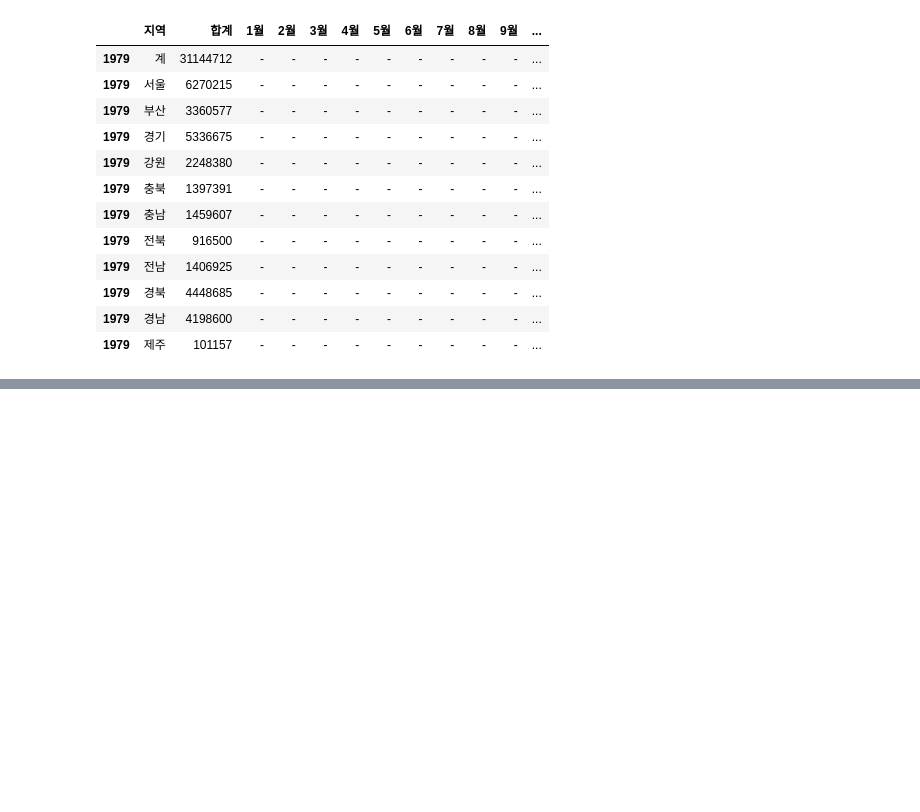
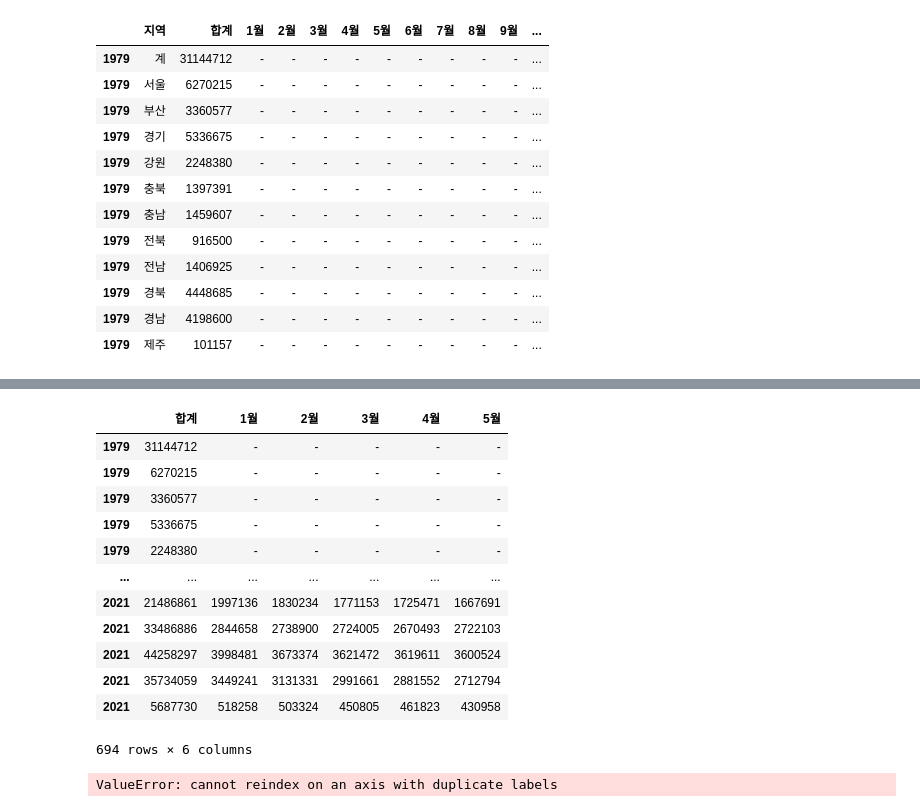
Before and after one commit to SSUUN/kepco_5, a Jupyter notebook: 행정구역별 판매전력량.ipynb, the cells around one changed output, grey strips where cells are left out. Cells and saved outputs as stored; diff of their text form; code cells hidden in the pictures; blank space fills up the shorter version.

```diff
--- a/행정구역별 판매전력량.ipynb
+++ b/행정구역별 판매전력량.ipynb
@@ -67,0 +239,20 @@ a = elec['지역']=='서울'
+# %%
+elec.loc[:,['합계','1월','2월','3월','4월','5월']]
+# %% [output]
+|  | 합계 | 1월 | 2월 | 3월 | 4월 | 5월 |
+| 1979 | 31144712 | - | - | - | - | - |
+| 1979 | 6270215 | - | - | - | - | - |
+| 1979 | 3360577 | - | - | - | - | - |
+| 1979 | 5336675 | - | - | - | - | - |
+| 1979 | 2248380 | - | - | - | - | - |
+| ... | ... | ... | ... | ... | ... | ... |
+| 2021 | 21486861 | 1997136 | 1830234 | 1771153 | 1725471 | 1667691 |
+| 2021 | 33486886 | 2844658 | 2738900 | 2724005 | 2670493 | 2722103 |
+| 2021 | 44258297 | 3998481 | 3673374 | 3621472 | 3619611 | 3600524 |
+| 2021 | 35734059 | 3449241 | 3131331 | 2991661 | 2881552 | 2712794 |
+| 2021 | 5687730 | 518258 | 503324 | 450805 | 461823 | 430958 |
+694 rows × 6 columns
+# %%
+pd.DataFrame({'col1':b,'col2':a,})
+# %% [output]
+ValueError: cannot reindex on an axis with duplicate labels
```
Also changed, not shown: parts of 14 cells of this notebook.
